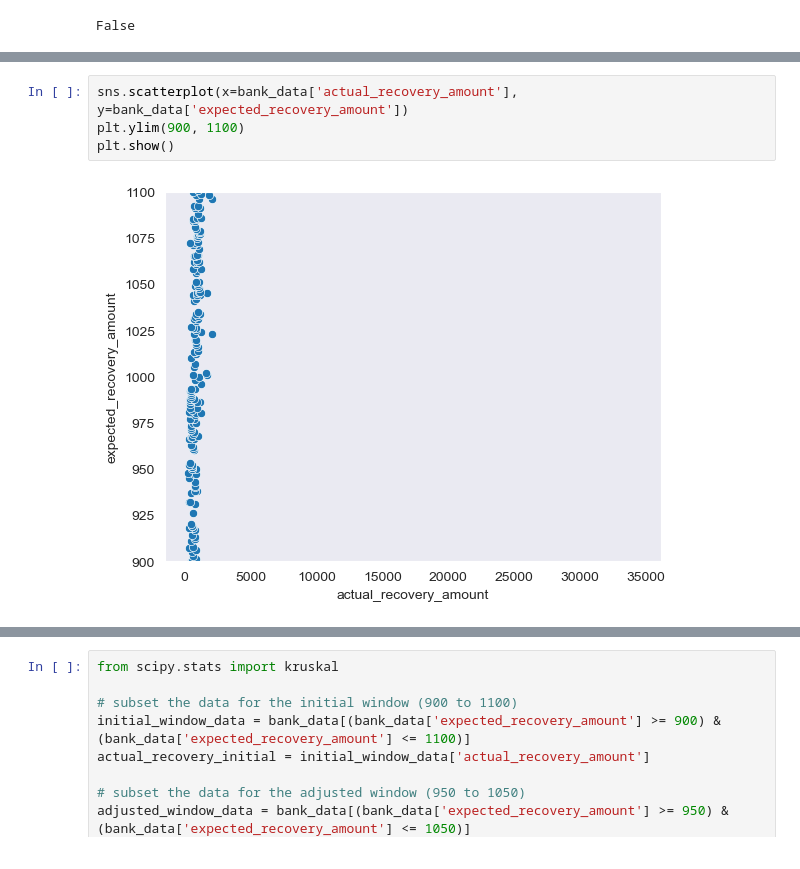
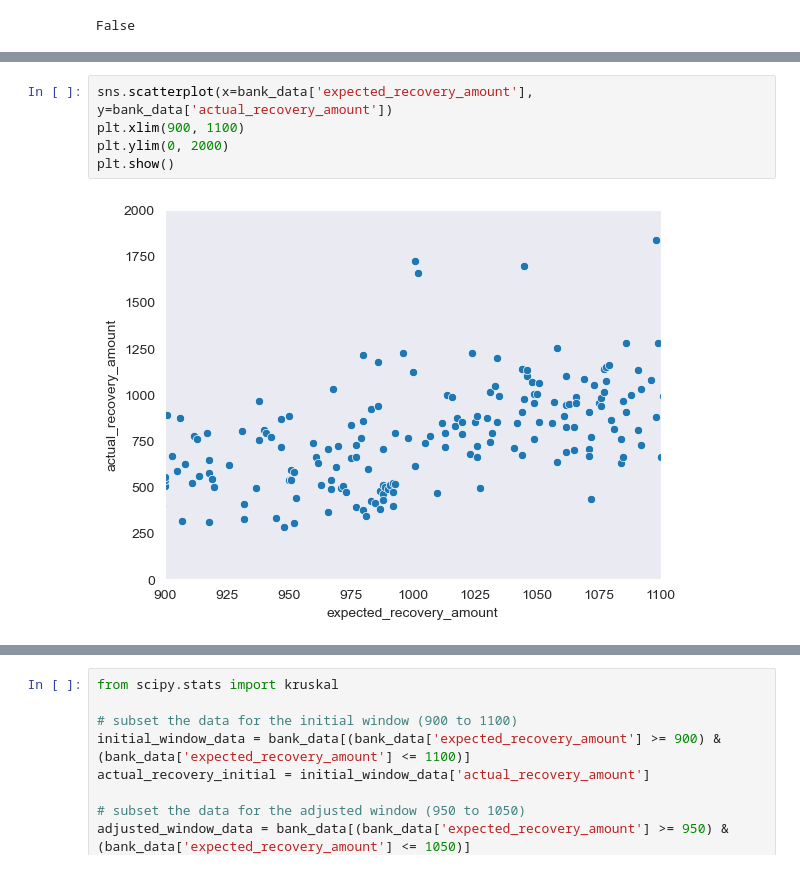
Before and after one commit to Technocolabs100/Analysis-of-Bank-Debit-Collections, a Jupyter notebook: Bank_Debit_Collections.ipynb, the cells around one changed output, grey strips where cells are left out. Saved outputs shown, nothing was run; the diff lists cells and outputs as text.

```diff
--- a/Bank_Debit_Collections.ipynb
+++ b/Bank_Debit_Collections.ipynb
@@ -68,6 +70,7 @@ percentage
 # %%
-sns.scatterplot(x=bank_data['actual_recovery_amount'], y=bank_data['expected_recovery_amount'])
-plt.ylim(900, 1100)
+sns.scatterplot(x=bank_data['expected_recovery_amount'], y=bank_data['actual_recovery_amount'])
+plt.xlim(900, 1100)
+plt.ylim(0, 2000)
 plt.show()
 # %% [output]
-[figure, old version]
+[figure, new version]
```
Also changed, not shown: parts of 6 cells of this notebook.
